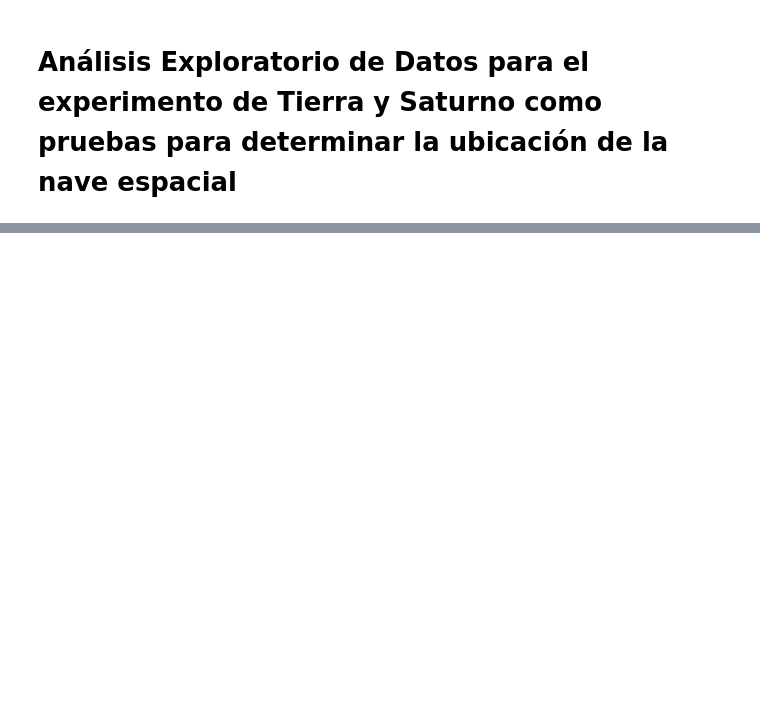
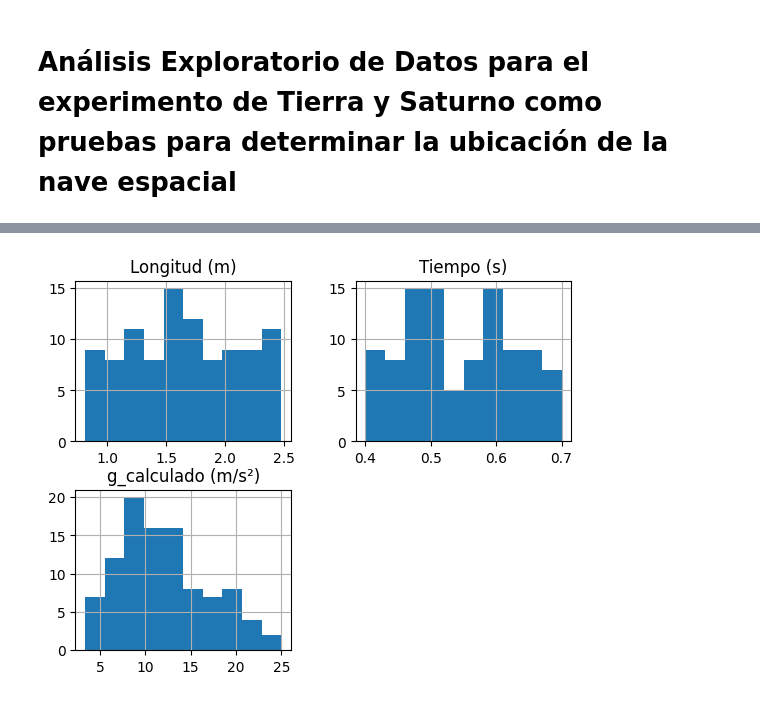
Before and after one commit to clauloro/Perdidos-en-el-espacio, a Jupyter notebook: perdidos_espacio.ipynb, the cells around one changed output, grey strips where cells are left out. Saved outputs shown, nothing was run; the diff lists cells and outputs as text; code cells hidden in the pictures; blank space fills up the shorter version.

```diff
--- a/perdidos_espacio.ipynb
+++ b/perdidos_espacio.ipynb
@@ -263,0 +271,22 @@ data_frame.head(100)
+# %%
+fake = Faker()
+
+def generate_sample():
+    L = round(random.uniform(0.8, 2.5), 2)
+    t = round(random.uniform(0.4, 0.7), 2)
+    g_calculated = round((2 * L) / (t**2), 2)
+    most_probable_planet = "Tierra" if abs(g_calculated - 9.8) < abs(g_calculated - 9.0) else "Saturno"
+    second_most_probable_planet = "Saturno" if most_probable_planet == "Tierra" else "Tierra"
+
+    return {
+        "ID": fake.uuid4(),
+        "Longitud (m)": L,
+        "Tiempo (s)": t,
+        "g_calculado (m/s²)": g_calculated,
+        "Planeta más probable": most_probable_planet,
+        "2do más probable": second_most_probable_planet
+    }
+
+dataset = [generate_sample() for _ in range(100)]
+# %%
+df = pd.DataFrame(dataset)
@@ -263,0 +305,5 @@ data_frame.head(100)
+# %%
+df.hist(column=["Longitud (m)", "Tiempo (s)", "g_calculado (m/s²)"])
+plt.show()
+# %% [output]
+[figure, added]
```
Also changed, not shown: parts of 11 cells of this notebook.
